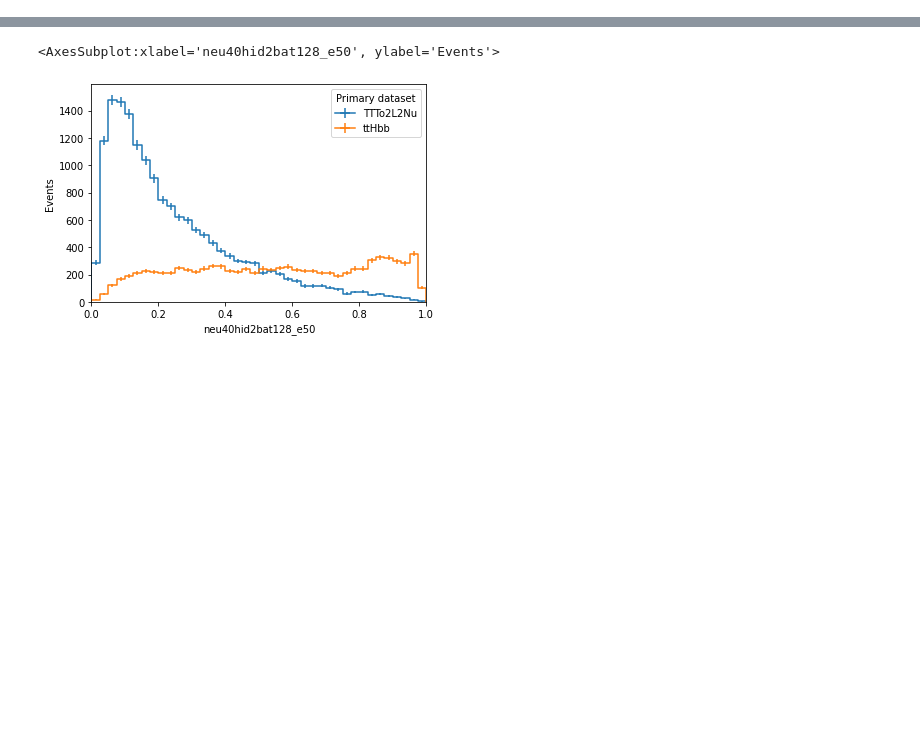
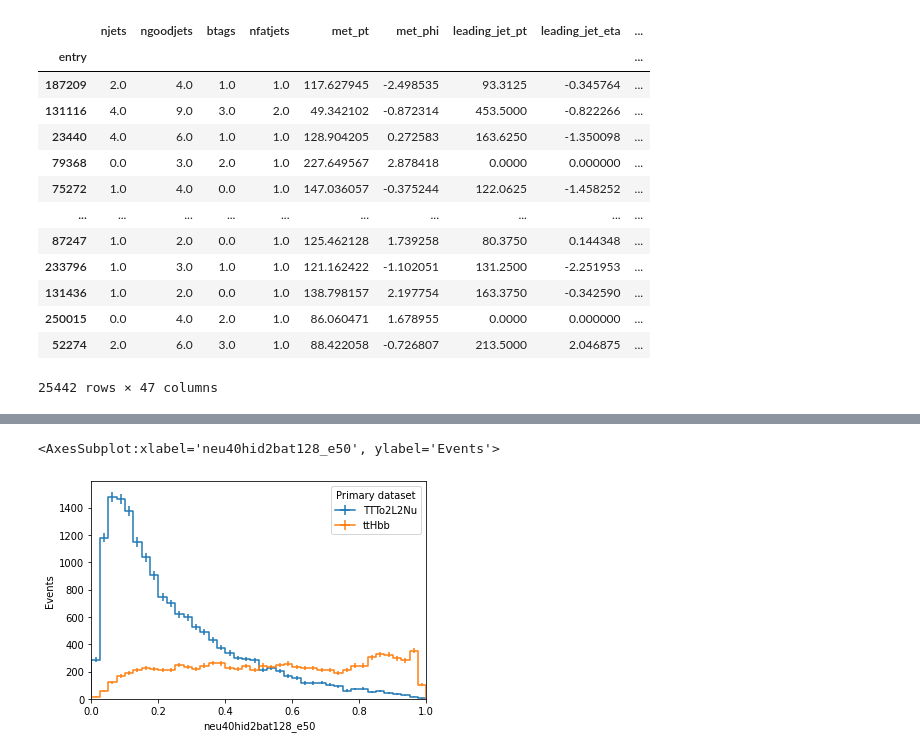
Before and after one commit to mmarchegiani/ttHbb, a Jupyter notebook: DNN/Scripts/plot/plot_ttHbb.ipynb, the cells around one changed output, grey strips where cells are left out. Cells and saved outputs as stored; diff of their text form; code cells hidden in the pictures; blank space fills up the shorter version.

```diff
--- a/DNN/Scripts/plot/plot_ttHbb.ipynb
+++ b/DNN/Scripts/plot/plot_ttHbb.ipynb
@@ -3,4 +3,33 @@ import pandas as pd
 import matplotlib.pyplot as plt
 from coffea.hist import plot
 import coffea.hist as hist
+# %%
+msd = 'leadAK8JetMass'
+Hbb = 'leadAK8JetHbb'
+dataset_axis = hist.Cat("dataset", "Primary dataset")
+msd_axis = hist.Bin(msd, r"lead. FatJet $m_{SD}$ [GeV]", 200, 0, 1000)
+
+#input_file = '/work/mmarcheg/DNN/Evaluation/ttHTobb_ttTo2L2Nu_withAK4/inclusive/DNNTraining_v03_25442_eval.calibrated.h5'
+#input_file = '/work/mmarcheg/DNN/Evaluation/ttHTobb_ttTo2L2Nu_withAK4_dR/inclusive/DNNTraining_v04_25442_eval.calibrated.h5'
+#input_file = '/work/mmarcheg/DNN/Evaluation/ttHTobb_ttTo2L2Nu_withAK8Mass/inclusive/DNNTraining_v04_25442_eval.calibrated.h5'
+input_file = "/work/mmarcheg/DNN/Evaluation/ttHTobb_ttTo2L2Nu_withAK4_e25/inclusive/DNNTraining_v03_25442_eval.calibrated.h5"
+df = pd.read_hdf(input_file)
+label = [column for column in df.columns if 'label' in column][0]
+scores = [column for column in df.columns if 'e25' in column]
+df
+# %% [output]
+|  | njets | ngoodjets | btags | nfatjets | met_pt | met_phi | leading_jet_pt | leading_jet_eta | ... |
+| entry |  |  |  |  |  |  |  |  | ... |
+| 187209 | 2.0 | 4.0 | 1.0 | 1.0 | 117.627945 | -2.498535 | 93.3125 | -0.345764 | ... |
+| 131116 | 4.0 | 9.0 | 3.0 | 2.0 | 49.342102 | -0.872314 | 453.5000 | -0.822266 | ... |
+| 23440 | 4.0 | 6.0 | 1.0 | 1.0 | 128.904205 | 0.272583 | 163.6250 | -1.350098 | ... |
+| 79368 | 0.0 | 3.0 | 2.0 | 1.0 | 227.649567 | 2.878418 | 0.0000 | 0.000000 | ... |
+| 75272 | 1.0 | 4.0 | 0.0 | 1.0 | 147.036057 | -0.375244 | 122.0625 | -1.458252 | ... |
+| ... | ... | ... | ... | ... | ... | ... | ... | ... | ... |
+| 87247 | 1.0 | 2.0 | 0.0 | 1.0 | 125.462128 | 1.739258 | 80.3750 | 0.144348 | ... |
+| 233796 | 1.0 | 3.0 | 1.0 | 1.0 | 121.162422 | -1.102051 | 131.2500 | -2.251953 | ... |
+| 131436 | 1.0 | 2.0 | 0.0 | 1.0 | 138.798157 | 2.197754 | 163.3750 | -0.342590 | ... |
+| 250015 | 0.0 | 4.0 | 2.0 | 1.0 | 86.060471 | 1.678955 | 0.0000 | 0.000000 | ... |
+| 52274 | 2.0 | 6.0 | 3.0 | 1.0 | 88.422058 | -0.726807 | 213.5000 | 2.046875 | ... |
+25442 rows × 47 columns
 # %%
```
Also changed, not shown: parts of 2 cells of this notebook, 9 other files.
